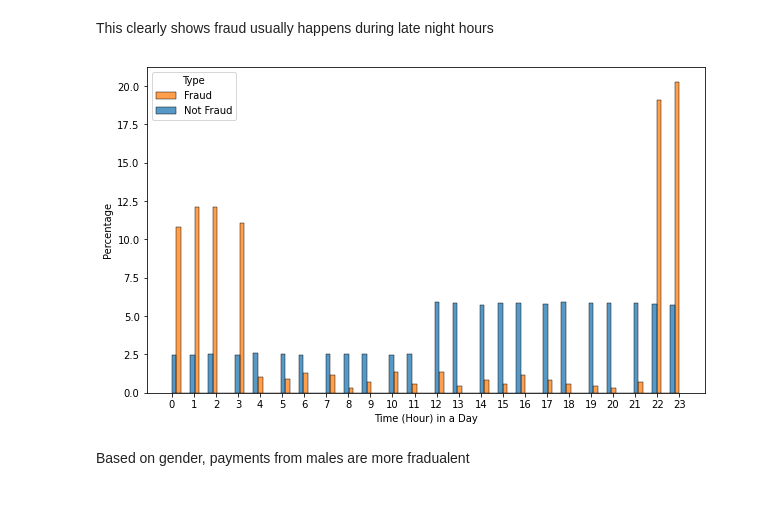
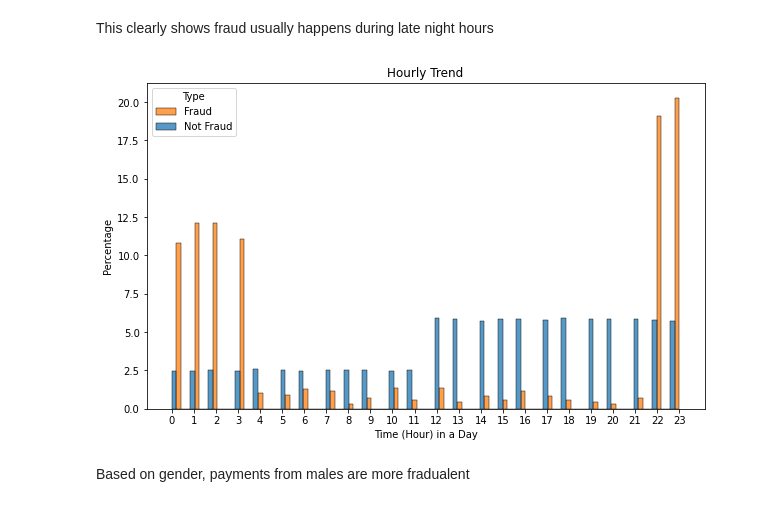
Before and after one commit to melihkurtaran/Fraud_Detection, a Jupyter notebook: XAI_FraudDetection.ipynb, the cells around one changed output. Saved outputs shown, nothing was run; the diff lists cells and outputs as text; code cells hidden in the pictures.

```diff
--- a/XAI_FraudDetection.ipynb
+++ b/XAI_FraudDetection.ipynb
@@ -50,6 +56,7 @@ else:
 # %% [output]
 There are no null values in the dataframe
 # %%
+df = df.drop(['merch_long'], axis=1)
 #df = df.drop(['ssn', 'cc_num','first','last','city','state','zip','street','dob','acct_num','profile','trans_num','trans_date','trans_time','unix_time','merch_long'], axis=1)
 # %% [markdown]
 # **Data Exploration**
@@ -171,17 +178,18 @@ This clearly shows fraud usually happens during late night hours
 # %%
 df['hour'] = pd.to_datetime(df['trans_time']).dt.hour
 plt.figure(figsize=(10, 6))
 
 ax = sns.histplot(data=df, x="hour", hue="is_fraud", common_norm=False, stat='percent', multiple='dodge')
 ax.set_ylabel('Percentage')
 ax.set_xlabel('Time (Hour) in a Day')
 plt.xticks(np.arange(0,24,1))
+plt.title("Hourly Trend")
 plt.legend(title='Type', labels=['Fraud', 'Not Fraud'])
 
 # Show the plot
 plt.show()
 # %% [output]
-[figure, old version]
+[figure, new version]
 # %% [markdown]
 Based on gender, payments from males are more fradualent
 # %%
```
Also changed, not shown: parts of 15 cells of this notebook.
